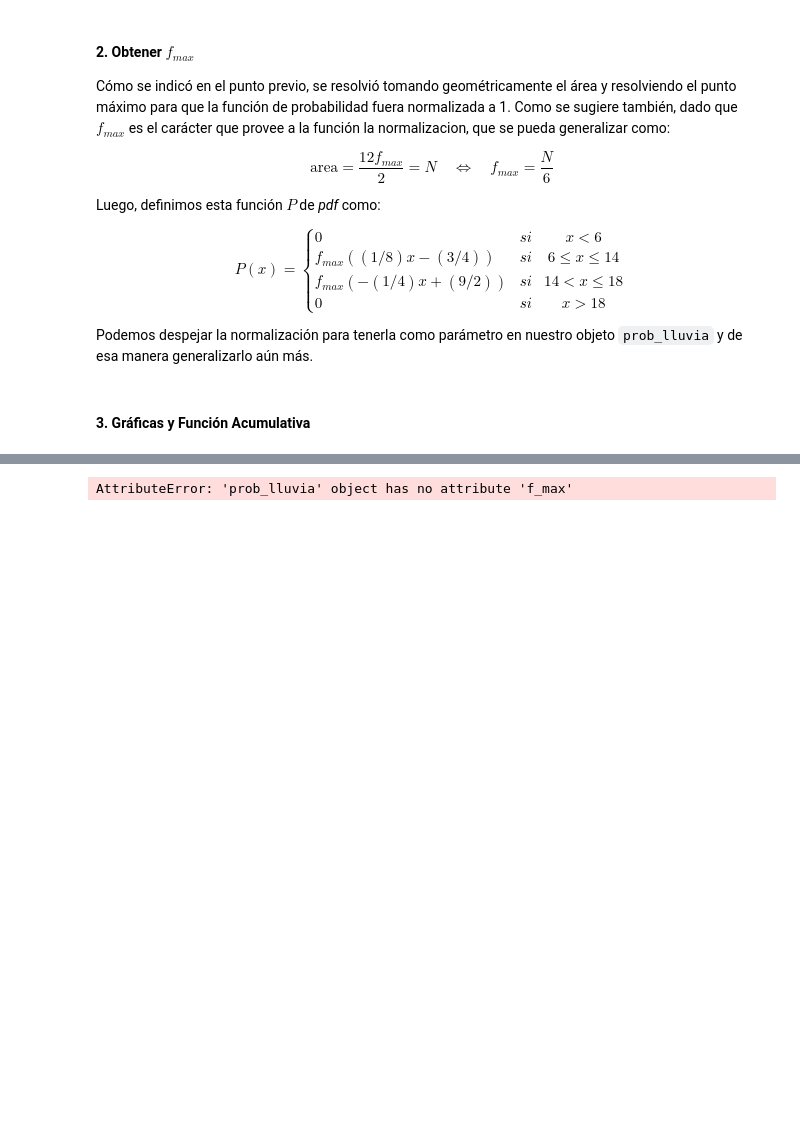
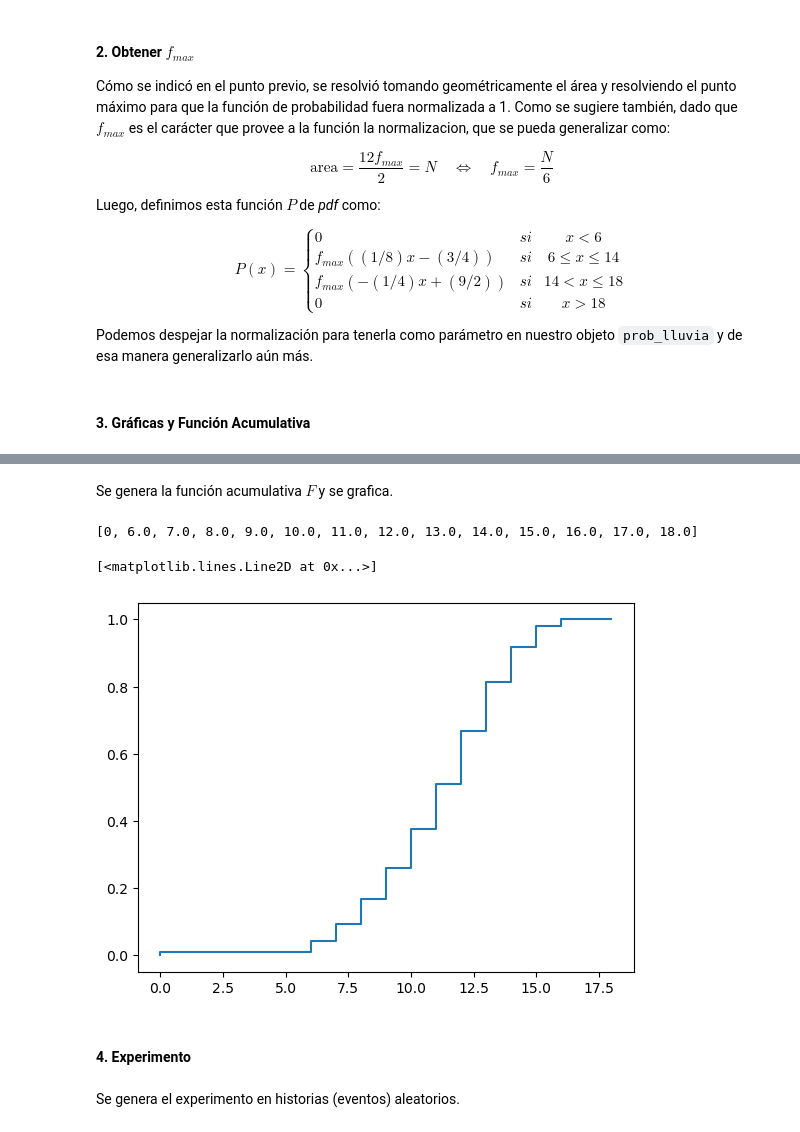
Before and after one commit to PinzonHarker/2024-II_InstrumentacionNuclear, a Jupyter notebook: 1-1_Taller_Simulacion.ipynb, the cells around one changed output, grey strips where cells are left out. Drawn from its saved outputs; the diff is of its cells as text; code cells hidden in the pictures; blank space fills up the shorter version.

```diff
--- a/1-1_Taller_Simulacion.ipynb
+++ b/1-1_Taller_Simulacion.ipynb
@@ -111,15 +125,22 @@ Se gráfica primero la función de probabilidad:
+# %% [markdown]
+Se genera la función acumulativa $F$ y se grafica.
 # %%
-pl2 = prob_lluvia(1)
-y_vals = [pl2.promedio(horas) for horas in pl2.horas]
-y_vals2 = [pl2.integral(horas) for horas in pl2.horas]
-x_vals = pl2.horas
-len(y_vals), len(x_vals)
-plt.scatter(x_vals, y_vals, color="blue")
-plt.plot(x_vals, y_vals2, ds="steps", linestyle="dotted", color="red")
+# acumulador
+F = [0]
+acum = 0
+for hora in pl.horas:
+    acum += pl.integral(hora)
+    F.append(acum)
 
-# Comparación con el verdadero pdf
-x = np.linspace(min(x_vals), max(x_vals), 100)
-plt.plot(x, [pl2.P(i) for i in x])
-plt.grid()
+x_val = [0]
+for hora in pl.horas: x_val.append(hora)
+print(x_val)
+plt.plot(x_val, F, ds="steps")
 # %% [output]
-AttributeError: 'prob_lluvia' object has no attribute 'f_max'
+[0, 6.0, 7.0, 8.0, 9.0, 10.0, 11.0, 12.0, 13.0, 14.0, 15.0, 16.0, 17.0, 18.0]
+[<matplotlib.lines.Line2D at 0x...>]
+[figure, added]
+# %% [markdown]
+#### 4. Experimento
+# %% [markdown]
+Se genera el experimento en historias (eventos) aleatorios.
```
Also changed, not shown: parts of 10 cells of this notebook.
